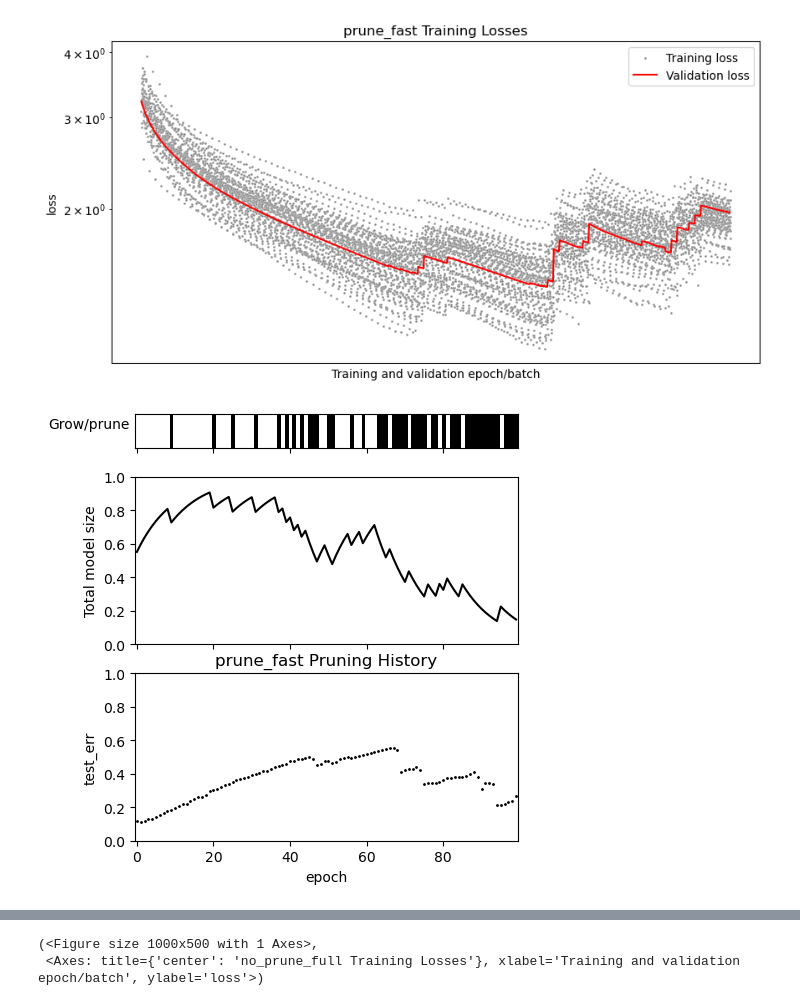
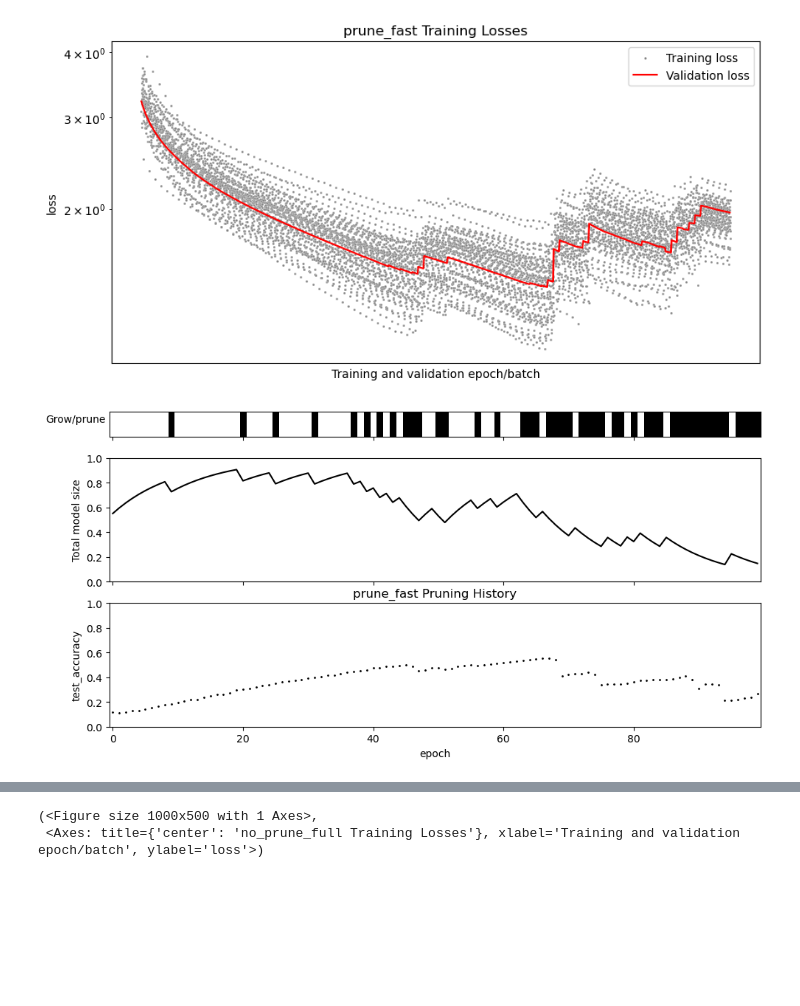
Before and after one commit to cchu70/klab_rotation, a Jupyter notebook: 11_Simple-MLP-supervised-SBATCH.ipynb, the cells around one changed output, grey strips where cells are left out. Saved outputs shown, nothing was run; the diff lists cells and outputs as text; code cells hidden in the pictures; blank space fills up the shorter version.

```diff
--- a/11_Simple-MLP-supervised-SBATCH.ipynb
+++ b/11_Simple-MLP-supervised-SBATCH.ipynb
@@ -45,5 +62,5 @@ fig, ax = no_prune_fast_result.plot_pruning(figsize=(5, 7), norm_size=total_size
 # %%
-prune_fast_results = MLPSupervisedTrainingResults("/home/clc926/Desktop/klab_rotation/outputs/11/prune_fast/sbatch-56479854_bs-32_sf-0.05_vr-6_id-0.5_nti-100_ugpp-True_lr-0.001_s-4")
+prune_fast_results = MLPSupervisedTrainingResults("/home/clc926/Desktop/klab_rotation/outputs/11/prune_fast/sbatch-56825309_bs-32_sf-0.05_vr-6_id-0.5_nti-100_ugpp-True_lr-0.001_s-4")
 # %%
 prune_fast_results.plot_training_losses()
 # %% [output]
@@ -51,6 +68,6 @@ prune_fast_results.plot_training_losses()
  <Axes: title={'center': 'prune_fast Training Losses'}, xlabel='Training and validation epoch/batch', ylabel='loss'>)
 [figure]
 # %%
-fig, axes = prune_fast_results.plot_pruning(norm_size=total_size)
+fig, axes = prune_fast_results.plot_pruning(figsize=(10, 5), norm_size=total_size, test_err_col='test_accuracy')
 # %% [output]
-[figure, old version]
+[figure, new version]
```
Also changed, not shown: parts of 21 cells of this notebook, 35 other files.
